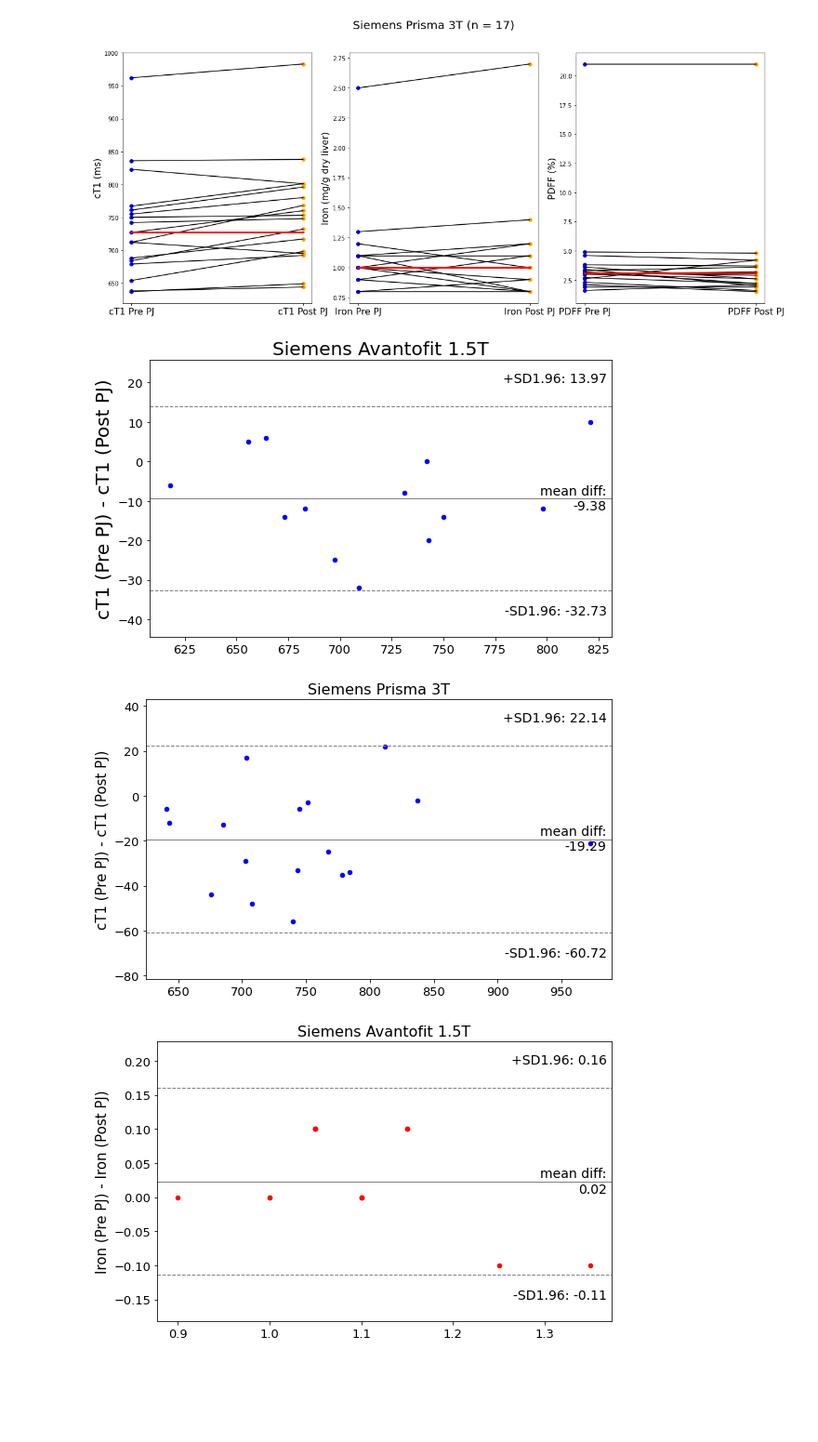
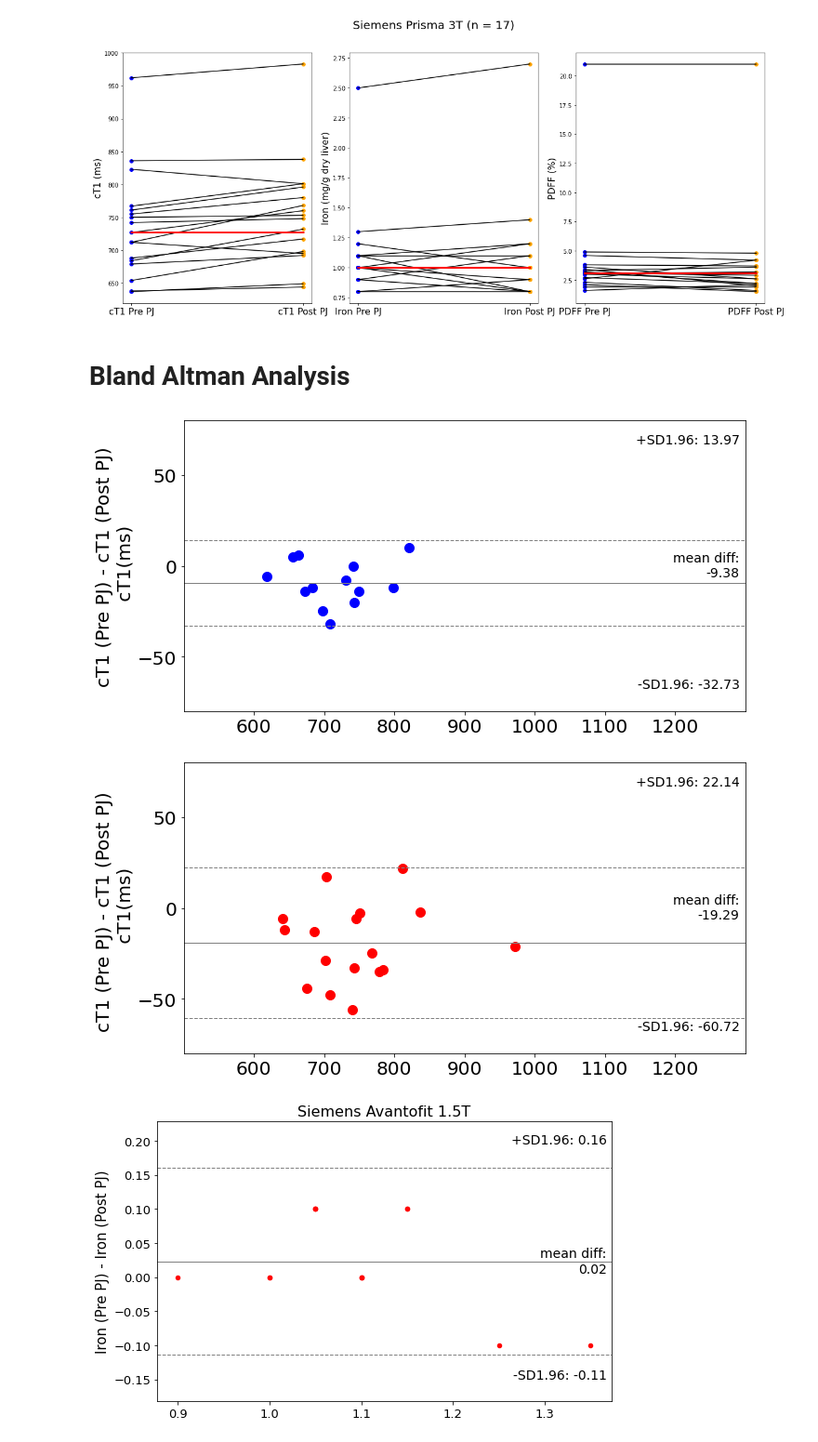
Before and after one commit to WhySeeYC/reference_app, a Jupyter notebook: PineappleJuice/VendorSpecificPlots.ipynb, the cells around one changed output. Shown at 93% size. Saved outputs shown, nothing was run; the diff lists cells and outputs as text; code cells hidden in the pictures; blank space fills up the shorter version.

Commit message:
Add R1 analysis

```diff
--- a/PineappleJuice/VendorSpecificPlots.ipynb
+++ b/PineappleJuice/VendorSpecificPlots.ipynb
@@ -10,5 +46,5 @@ import statsmodels.api as sm
 # %%
-file = "/Users/yi-chunwang/OneDrive - Perspectum Diagnostics Ltd/Python/PineappleJuice/FinalDF.csv"
+file = "/Users/yi-chunwang/OneDrive - Perspectum Ltd/Work_Repo/PineappleJuice/FinalDF.csv"
 read_file = pd.read_csv(file, delimiter = ",", header= 0)
 read_file
 # %% [output]
@@ -366,29 +459,43 @@ plt.ylabel("PDFF (%)", fontsize = 16)
 plt.savefig("PA Trend.png")
 # %% [output]
 [figure]
+# %% [markdown]
+# Bland Altman Analysis
 # %%
 # Plot Bland Altman plots
 # https://stackoverflow.com/questions/16399279/bland-altman-plot-in-python
 
-f, ax = plt.subplots(figsize = (8, 5))
-sm.graphics.mean_diff_plot(AV["cT1 median (Pre PJ)"], AV["cT1 median (Post PJ)"],  ax = ax, scatter_kwds = {"color":"blue"})
-ax.set_ylabel("cT1 (Pre PJ) - cT1 (Post PJ)", fontsize = 20)
-ax.set_title("Siemens Avantofit 1.5T", fontsize = 20)
+f, ax = plt.subplots(figsize = (10, 5))
+sm.graphics.mean_diff_plot(AV["cT1 median (Pre PJ)"], AV["cT1 median (Post PJ)"],  ax = ax, scatter_kwds = {"color":"blue", 's':100})
+ax.set_xlim(500,1300)
+ax.set_ylim(-80,80)
+ax.set_xticks([600, 700, 800, 900, 1000, 1100, 1200])
+ax.xaxis.set_tick_params(labelsize=20)
+ax.yaxis.set_tick_params(labelsize=20)
+ax.set_yticks([-50, 0, 50])
+ax.set_ylabel("cT1 (Pre PJ) - cT1 (Post PJ)\n cT1(ms)", fontsize = 20)
+# ax.set_title("Siemens Avantofit 1.5T", fontsize = 20)
 ax.set_xlabel('')
 plt.tight_layout()
-plt.savefig("AV cT1 Bland Altman.png")
+plt.savefig("AV cT1 Bland Altman Nov 10.png")
 # %% [output]
-[figure, old version]
+[figure, new version]
 # %%
-f, ax = plt.subplots(figsize = (8, 5))
-sm.graphics.mean_diff_plot(PA["cT1 median (Pre PJ)"], PA["cT1 median (Post PJ)"],  ax = ax, scatter_kwds = {"color":"blue"})
-ax.set_ylabel("cT1 (Pre PJ) - cT1 (Post PJ)")
-ax.set_title("Siemens Prisma 3T", fontsize = 16)
+f, ax = plt.subplots(figsize = (10, 5))
+sm.graphics.mean_diff_plot(PA["cT1 median (Pre PJ)"], PA["cT1 median (Post PJ)"],  ax = ax, scatter_kwds = {"color":"red", 's':100})
+ax.set_ylabel("cT1 (Pre PJ) - cT1 (Post PJ) \n cT1(ms)", fontsize = 20)
+# ax.set_title("Siemens Prisma 3T", fontsize = 16)
+ax.set_xlim(500,1300)
+ax.set_ylim(-80,80)
+ax.set_xticks([600, 700, 800, 900, 1000, 1100, 1200])
+ax.set_yticks([-50, 0, 50])
+ax.xaxis.set_tick_params(labelsize=20)
+ax.yaxis.set_tick_params(labelsize=20)
 ax.set_xlabel('')
 plt.tight_layout()
-plt.savefig("PA cT1 Bland Altman.png")
+plt.savefig("PA cT1 Bland Altman Nov 10.png")
 # %% [output]
-[figure, old version]
+[figure, new version]
 # %%
 f, ax = plt.subplots(figsize = (8, 5))
 sm.graphics.mean_diff_plot(AV["Iron median (Pre PJ)"], AV["Iron median (Post PJ)"],  ax = ax, scatter_kwds = {"color":"red"})
```
Also changed, not shown: parts of 38 cells of this notebook.
